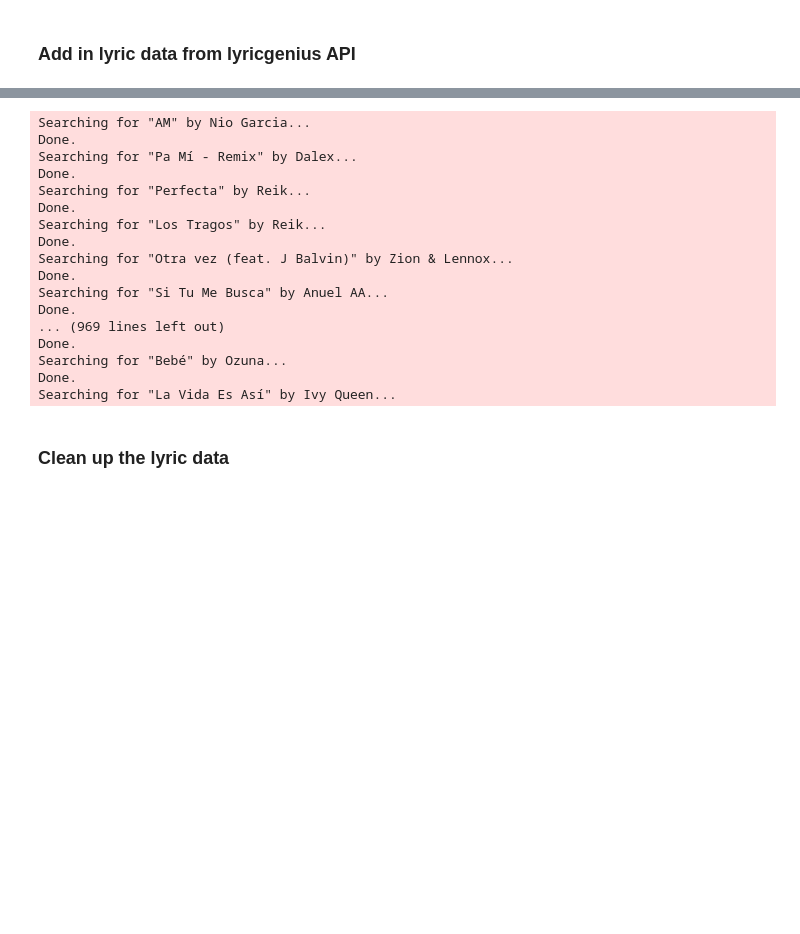
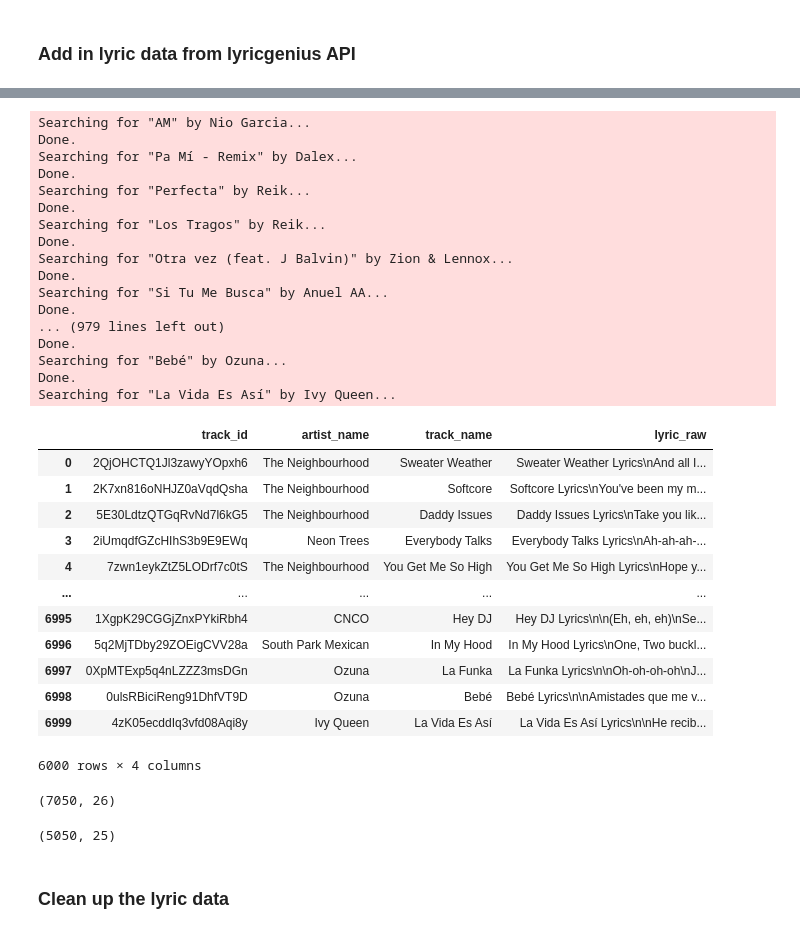
Before and after one commit to Cardoni15/694_spotify, a Jupyter notebook: raw_spotify_data/lyric_grabber_cleaner.ipynb, the cells around one changed output, grey strips where cells are left out. Cells and saved outputs as stored; diff of their text form; code cells hidden in the pictures; blank space fills up the shorter version.

Commit message:
lyric_grabber_updates

```diff
--- a/raw_spotify_data/lyric_grabber_cleaner.ipynb
+++ b/raw_spotify_data/lyric_grabber_cleaner.ipynb
@@ -63,7 +58,7 @@ def grab_lyric(row):
 int_df = df[['track_id', 'artist_name', 'track_name']]
 # %%
 # Split the dataset into groupings
-num_groups = round(int_df.shape[0]/40, 0)
+num_groups = round(int_df.shape[0]/200, 0)
 subDFs = np.array_split(int_df, num_groups)
 
 # Create final data frame that we'll concatenate to
@@ -89,14 +84,42 @@ Searching for "Otra vez (feat. J Balvin)" by Zion & Lennox...
 Done.
 Searching for "Si Tu Me Busca" by Anuel AA...
 Done.
-... (969 lines left out)
+... (979 lines left out)
 Done.
 Searching for "Bebé" by Ozuna...
 Done.
 Searching for "La Vida Es Así" by Ivy Queen...
+# %%
+display(final)
+# %% [output]
+|  | track_id | artist_name | track_name | lyric_raw |
+| 0 | 2QjOHCTQ1Jl3zawyYOpxh6 | The Neighbourhood | Sweater Weather | Sweater Weather Lyrics\nAnd all I... |
+| 1 | 2K7xn816oNHJZ0aVqdQsha | The Neighbourhood | Softcore | Softcore Lyrics\nYou've been my m... |
+| 2 | 5E30LdtzQTGqRvNd7l6kG5 | The Neighbourhood | Daddy Issues | Daddy Issues Lyrics\nTake you lik... |
+| 3 | 2iUmqdfGZcHIhS3b9E9EWq | Neon Trees | Everybody Talks | Everybody Talks Lyrics\nAh-ah-ah-... |
+| 4 | 7zwn1eykZtZ5LODrf7c0tS | The Neighbourhood | You Get Me So High | You Get Me So High Lyrics\nHope y... |
+| ... | ... | ... | ... | ... |
+| 6995 | 1XgpK29CGGjZnxPYkiRbh4 | CNCO | Hey DJ | Hey DJ Lyrics\n\n(Eh, eh, eh)\nSe... |
+| 6996 | 5q2MjTDby29ZOEigCVV28a | South Park Mexican | In My Hood | In My Hood Lyrics\nOne, Two buckl... |
+| 6997 | 0XpMTExp5q4nLZZZ3msDGn | Ozuna | La Funka | La Funka Lyrics\n\nOh-oh-oh-oh\nJ... |
+| 6998 | 0ulsRBiciReng91DhfVT9D | Ozuna | Bebé | Bebé Lyrics\n\nAmistades que me v... |
+| 6999 | 4zK05ecddIq3vfd08Aqi8y | Ivy Queen | La Vida Es Así | La Vida Es Así Lyrics\n\nHe recib... |
+6000 rows × 4 columns
 # %%
 # Join the lyric data back to the original data frame
 df_w_lyrics = df.merge(final, how = 'left', on = 'track_id')
+# %%
+df_w_lyrics.shape
+# %% [output]
+(7050, 26)
+# %%
+new = df_w_lyrics['genre'].isin(['latin', 'alt-rock', 'hip-hop', 'country', 'edm'])
+
+test3 = df_w_lyrics[new]
+
+test3.shape
+# %% [output]
+(5050, 25)
 # %% [markdown]
 ### Clean up the lyric data
 # %%
```
Also changed, not shown: parts of 4 cells of this notebook, 1 other file.
